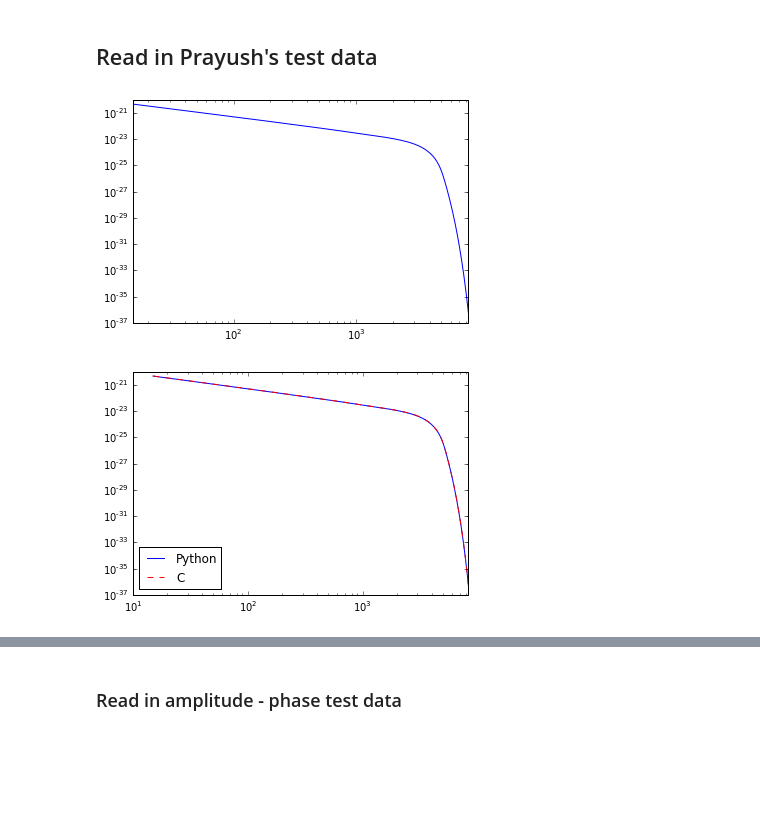
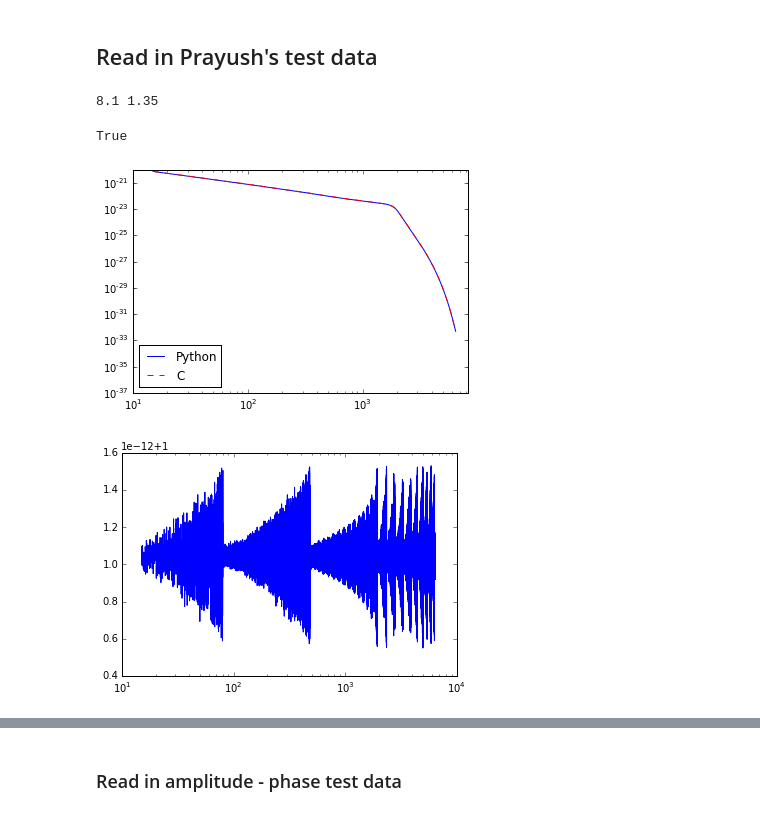
Before and after one commit to prayush/nsbh_tidal, a Jupyter notebook: LAL/LackeyLALTest.ipynb, the cells around one changed output, grey strips where cells are left out. Drawn from its saved outputs; the diff is of its cells as text; code cells hidden in the pictures; blank space fills up the shorter version.

```diff
--- a/LAL/LackeyLALTest.ipynb
+++ b/LAL/LackeyLALTest.ipynb
@@ -149,11 +151,5 @@ data = loadtxt('testLackey/Lackey_M4.00_Et0.20_S0.50_L600.0_f15.0.dat.gz')
 fPy = data.T[0]
 hPy = data.T[1]+1j*data.T[2]
-# %%
-loglog(fPy, abs(hPy))
-xlim([15,8192]);
-ylim([1e-37, 1e-20]);
-# %% [output]
-[figure, removed]
 # %%
 def etafun(q):
     return q/(1.0 + q)**2
@@ -161,17 +157,19 @@ def etafun(q):
 def qfun(eta):
     return (1.0 + np.sqrt(1.0 - 4.0*eta) - 2.0*eta) / (2.0*eta)
 # %%
-q = qfun(0.2)
-M = 4.0
+q = 6.0
+M = 9.45
 chi_BH = 0.5
 Lambda = 600
 mBH = M*q/(1. + q)
 mNS = M*1.0/(1. + q)
 
+print mBH, mNS
+
 phiRef = 0
 deltaF = 0.05
 fLow = 15
-fHigh = 16384
+fHigh = 6500
 fRef = 15
 distance = 10e6*lal.PC_SI
 inclination = pi/4
@@ -182,11 +180,24 @@ mNS_SI = mNS * lal.MSUN_SI
 Hp, Hc = LS.SimIMRLackeyTidal2013(phiRef, deltaF, fLow, fHigh, fRef, distance, inclination, mBH_SI, mNS_SI, chi_BH, Lambda)
 h = Hp.data.data + 1j*Hc.data.data
 f = np.arange(Hp.data.length)*deltaF
+
+np.allclose(fPy, f)
+# %% [output]
+8.1 1.35
+True
 # %%
 loglog(fPy, abs(hPy), label='Python')
 loglog(f, 7*abs(h), 'r--', label='C')
 legend(loc=3)
 xlim([10, 8192]);
 ylim([1e-37, 1e-20]);
+savefig('amp.png')
 # %% [output]
-[figure, old version]
+[figure, new version]
+# %%
+mask = abs(hPy) > 0
+amp_frac = abs(h)[mask]/abs(hPy)[mask]
+semilogx(f[mask], amp_frac / amp_frac[0])
+savefig('amp_err.png')
+# %% [output]
+[figure, added]
```
Also changed, not shown: parts of 8 cells of this notebook, 1 other file.
